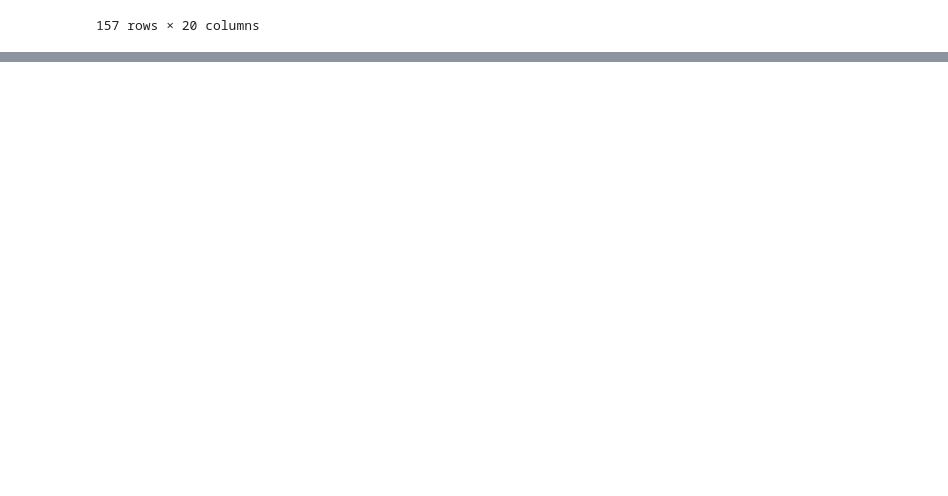
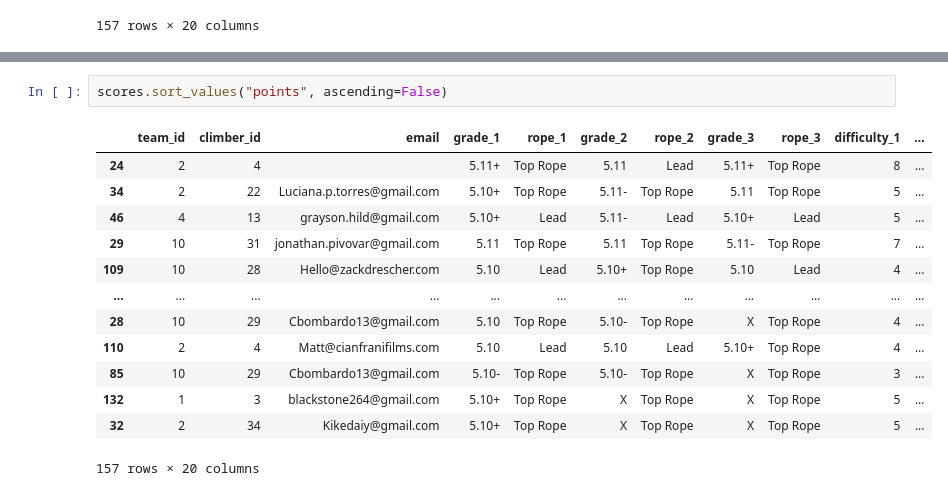
Before and after one commit to zackdrescher/ropes-league-2023, a Jupyter notebook: notebooks/stats.ipynb, the cells around one changed output, grey strips where cells are left out. Saved outputs shown, nothing was run; the diff lists cells and outputs as text; blank space fills up the shorter version.

```diff
--- a/notebooks/stats.ipynb
+++ b/notebooks/stats.ipynb
@@ -27,0 +115,16 @@ scores
+# %%
+scores.sort_values("points", ascending=False)
+# %% [output]
+|  | team_id | climber_id | email | grade_1 | rope_1 | grade_2 | rope_2 | grade_3 | rope_3 | difficulty_1 | ... |
+| 24 | 2 | 4 |  | 5.11+ | Top Rope | 5.11 | Lead | 5.11+ | Top Rope | 8 | ... |
+| 34 | 2 | 22 | Luciana.p.torres@gmail.com | 5.10+ | Top Rope | 5.11- | Top Rope | 5.11 | Top Rope | 5 | ... |
+| 46 | 4 | 13 | grayson.hild@gmail.com | 5.10+ | Lead | 5.11- | Lead | 5.10+ | Lead | 5 | ... |
+| 29 | 10 | 31 | jonathan.pivovar@gmail.com | 5.11 | Top Rope | 5.11 | Top Rope | 5.11- | Top Rope | 7 | ... |
+| 109 | 10 | 28 | Hello@zackdrescher.com | 5.10 | Lead | 5.10+ | Top Rope | 5.10 | Lead | 4 | ... |
+| ... | ... | ... | ... | ... | ... | ... | ... | ... | ... | ... | ... |
+| 28 | 10 | 29 | Cbombardo13@gmail.com | 5.10 | Top Rope | 5.10- | Top Rope | X | Top Rope | 4 | ... |
+| 110 | 2 | 4 | Matt@cianfranifilms.com | 5.10 | Lead | 5.10 | Lead | 5.10+ | Top Rope | 4 | ... |
+| 85 | 10 | 29 | Cbombardo13@gmail.com | 5.10- | Top Rope | 5.10- | Top Rope | X | Top Rope | 3 | ... |
+| 132 | 1 | 3 | blackstone264@gmail.com | 5.10+ | Top Rope | X | Top Rope | X | Top Rope | 5 | ... |
+| 32 | 2 | 34 | Kikedaiy@gmail.com | 5.10+ | Top Rope | X | Top Rope | X | Top Rope | 5 | ... |
+157 rows × 20 columns
```
Also changed, not shown: parts of 5 cells of this notebook.
